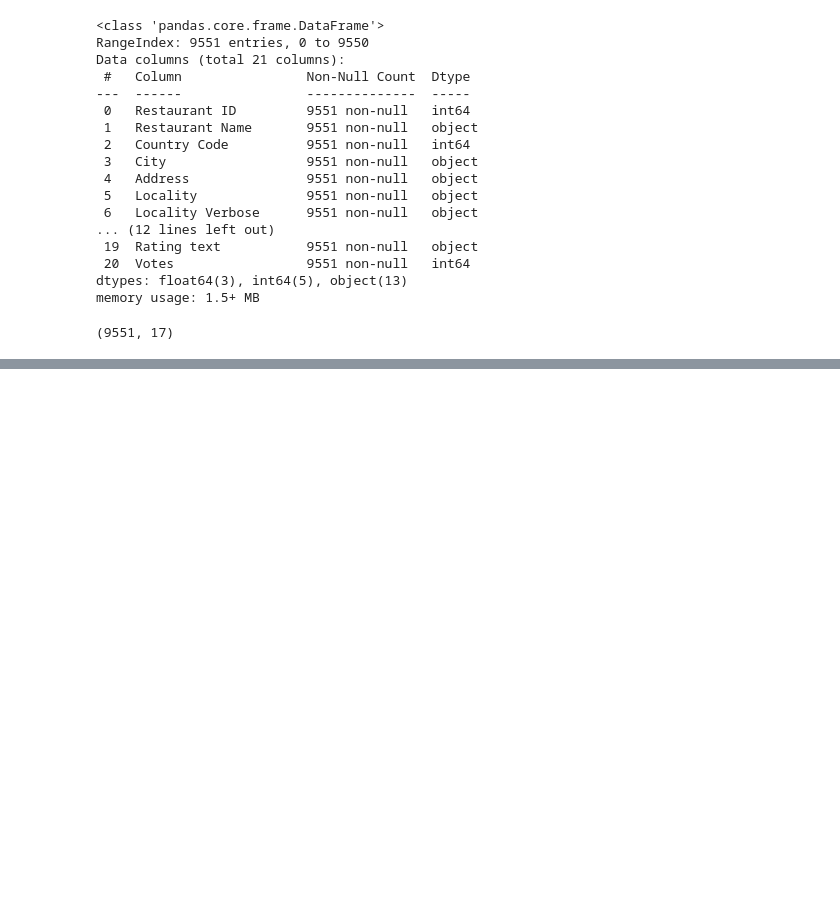
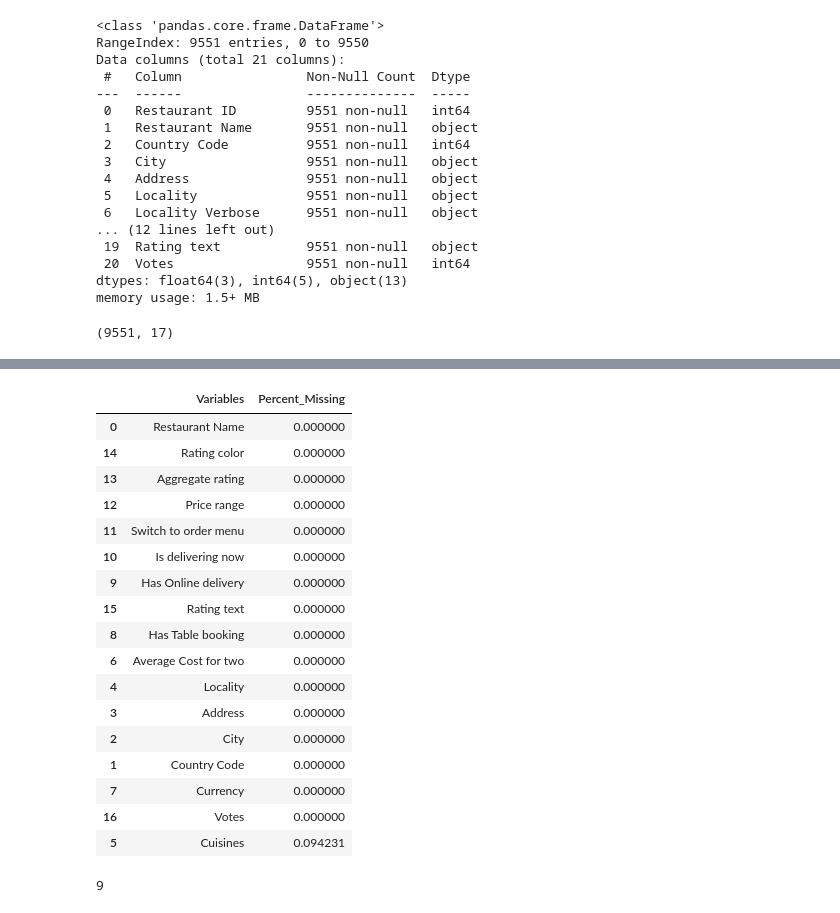
Before and after one commit to SudeeptaJena/Zomato-EDA, a Jupyter notebook: EDAonZomato.ipynb, the cells around one changed output, grey strips where cells are left out. Drawn from its saved outputs; the diff is of its cells as text; code cells hidden in the pictures; blank space fills up the shorter version.

```diff
--- a/EDAonZomato.ipynb
+++ b/EDAonZomato.ipynb
@@ -82,0 +146,6 @@ ValueError: could not convert string to float: 'Le Petit Souffle'
+# %%
+
+perc_missingdata = df_zomato.isnull().sum() * 100 / len(df_zomato)
+
+
+print(perc_missingdata)
@@ -82,0 +171,31 @@ ValueError: could not convert string to float: 'Le Petit Souffle'
+# %%
+
+missing_df = pd.DataFrame({'Variables': perc_missingdata.index, 'Percent_Missing': perc_missingdata.values})
+
+
+missing_df.sort_values('Percent_Missing', inplace=True)
+# %%
+missing_df
+# %% [output]
+|  | Variables | Percent_Missing |
+| 0 | Restaurant Name | 0.000000 |
+| 14 | Rating color | 0.000000 |
+| 13 | Aggregate rating | 0.000000 |
+| 12 | Price range | 0.000000 |
+| 11 | Switch to order menu | 0.000000 |
+| 10 | Is delivering now | 0.000000 |
+| 9 | Has Online delivery | 0.000000 |
+| 15 | Rating text | 0.000000 |
+| 8 | Has Table booking | 0.000000 |
+| 6 | Average Cost for two | 0.000000 |
+| 4 | Locality | 0.000000 |
+| 3 | Address | 0.000000 |
+| 2 | City | 0.000000 |
+| 1 | Country Code | 0.000000 |
+| 7 | Currency | 0.000000 |
+| 16 | Votes | 0.000000 |
+| 5 | Cuisines | 0.094231 |
+# %%
+df_zomato['Cuisines'].isnull().sum()
+# %% [output]
+9
```
Also changed, not shown: parts of 10 cells of this notebook.
